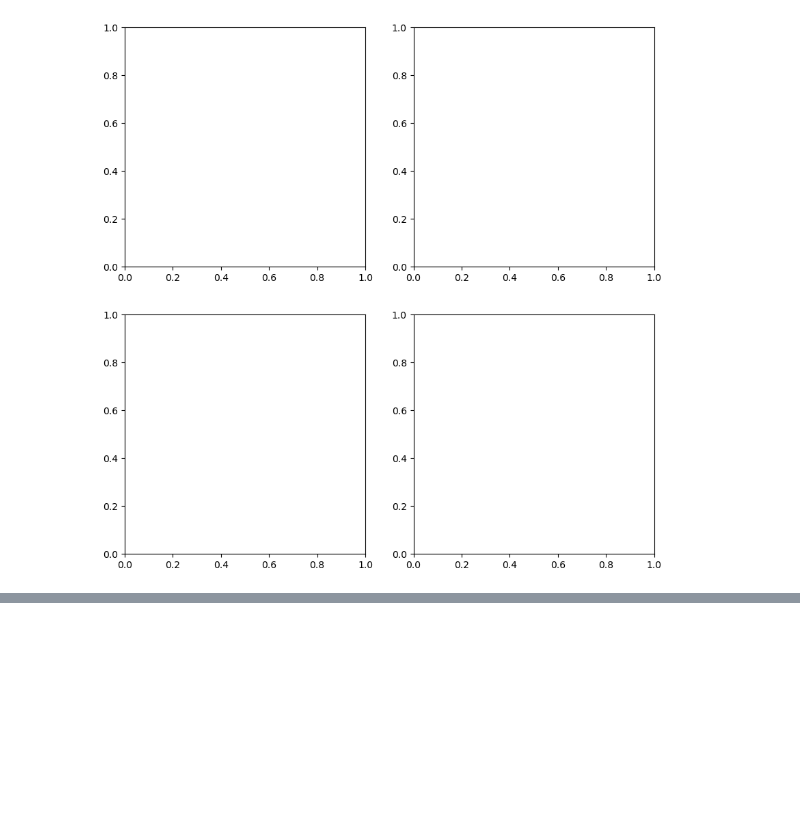
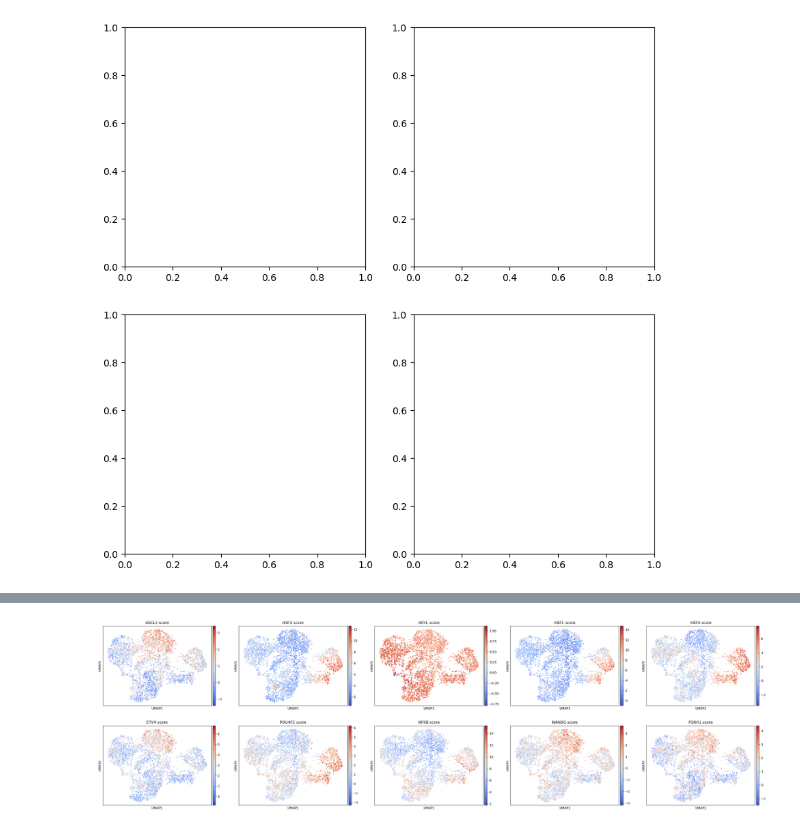
Before and after one commit to rogercasalsfr/cancer-pseudotime-grn-workflow, a Jupyter notebook: scripts/methods.ipynb, the cells around one changed output, grey strips where cells are left out. Cells and saved outputs as stored; diff of their text form; code cells hidden in the pictures; blank space fills up the shorter version.

```diff
--- a/scripts/methods.ipynb
+++ b/scripts/methods.ipynb
@@ -238,0 +312,10 @@ ValueError: 'c' argument must be a color, a sequence of colors, or a sequence of
+# %%
+dc.mt.ulm(data=adata, net=collectri)
+score = dc.pp.get_obsm(adata=adata, key="score_ulm")
+# %%
+tfs = dc.tl.rankby_order(
+    adata=score,
+    order="dpt_pseudotime",
+    stat="dcor",
+)
+tfs
@@ -238,0 +336,7 @@ ValueError: 'c' argument must be a color, a sequence of colors, or a sequence of
+# %%
+top_tfs = tfs.head(10)["name"].to_list()
+#top_tfs
+# %%
+sc.pl.umap(score, color=top_tfs, cmap="coolwarm", ncols=5, title=[f"{t} score" for t in top_tfs]) #vmin=-5, vmax=5,
+# %% [output]
+[figure, added]
```
Also changed, not shown: parts of 54 cells of this notebook.
